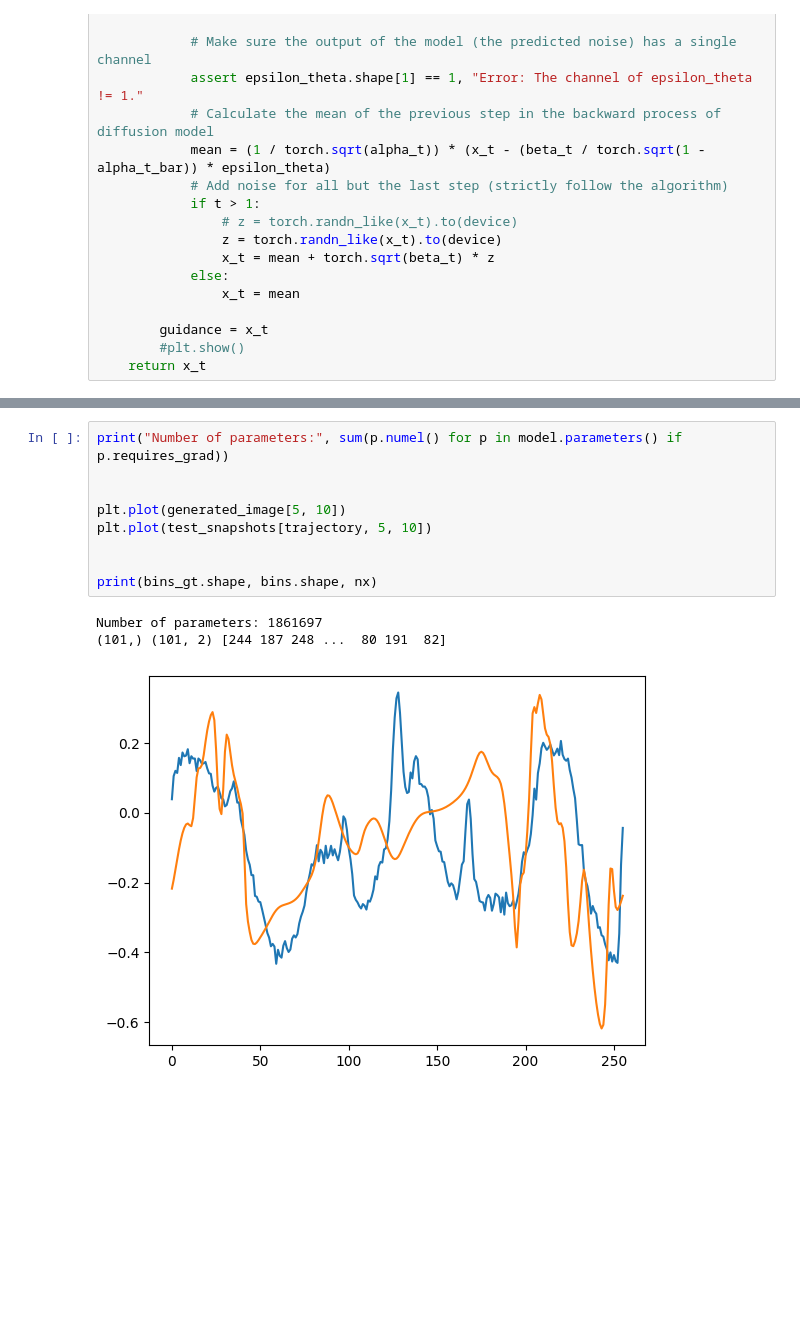
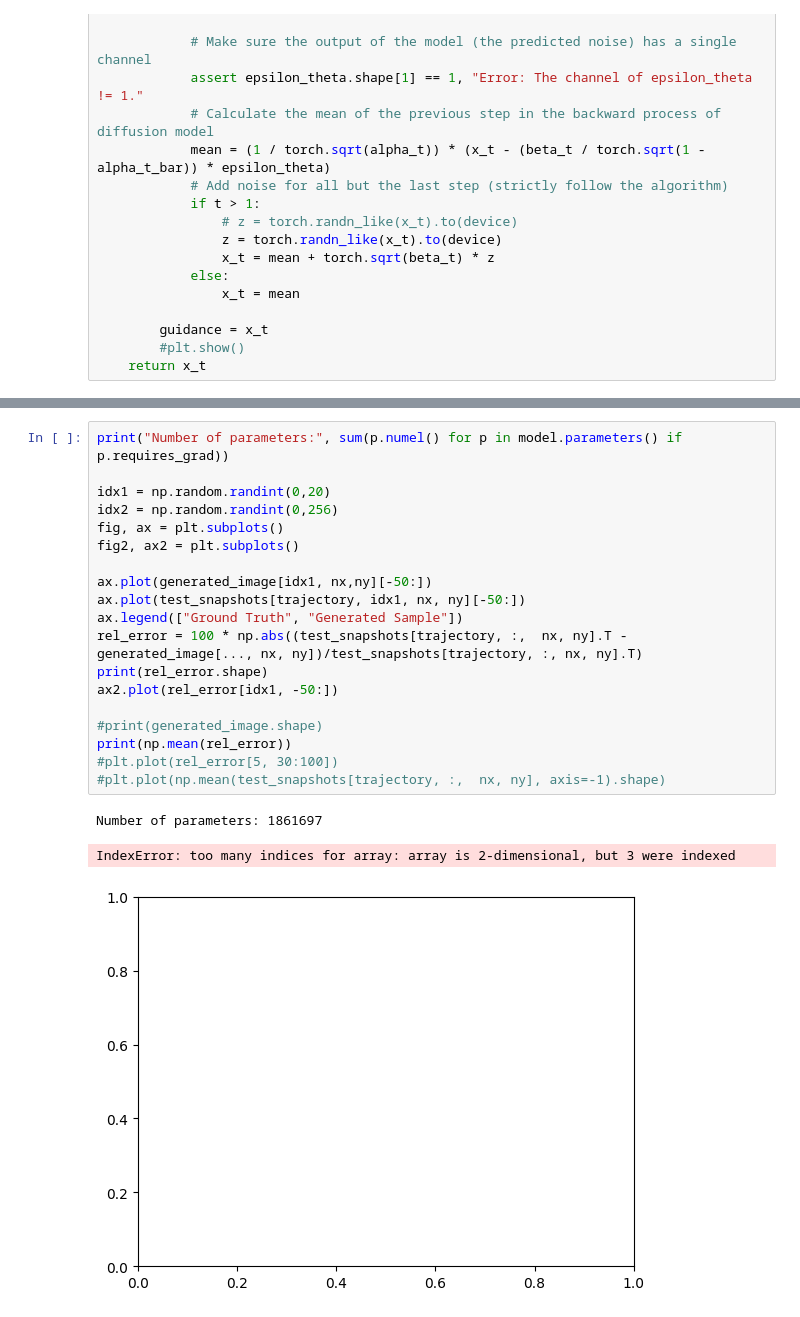
Before and after one commit to baristuran/baris-personal, a Jupyter notebook: data_assimilation.ipynb, the cells around one changed output, grey strips where cells are left out. Cells and saved outputs as stored; diff of their text form; blank space fills up the shorter version.

```diff
--- a/data_assimilation.ipynb
+++ b/data_assimilation.ipynb
@@ -288,13 +295,23 @@ K=1, S=100,
-# %%
-print("Number of parameters:", sum(p.numel() for p in model.parameters() if p.requires_grad))
-
-
-plt.plot(generated_image[5, 10])
-plt.plot(test_snapshots[trajectory, 5, 10])
-
-
-print(bins_gt.shape, bins.shape, nx)
-# %% [output]
-Number of parameters: 1861697
-(101,) (101, 2) [244 187 248 ...  80 191  82]
-[figure, removed]
+# %%
+print("Number of parameters:", sum(p.numel() for p in model.parameters() if p.requires_grad))
+
+idx1 = np.random.randint(0,20)
+idx2 = np.random.randint(0,256)
+fig, ax = plt.subplots()
+fig2, ax2 = plt.subplots()
+
+ax.plot(generated_image[idx1, nx,ny][-50:])
+ax.plot(test_snapshots[trajectory, idx1, nx, ny][-50:])
+ax.legend(["Ground Truth", "Generated Sample"])
+rel_error = 100 * np.abs((test_snapshots[trajectory, :,  nx, ny].T - generated_image[..., nx, ny])/test_snapshots[trajectory, :, nx, ny].T)
+print(rel_error.shape)
+ax2.plot(rel_error[idx1, -50:])
+
+#print(generated_image.shape)
+print(np.mean(rel_error))
+#plt.plot(rel_error[5, 30:100])
+#plt.plot(np.mean(test_snapshots[trajectory, :,  nx, ny], axis=-1).shape)
+# %% [output]
+Number of parameters: 1861697
+IndexError: too many indices for array: array is 2-dimensional, but 3 were indexed
+[figure, added]
```
Also changed, not shown: parts of 6 cells of this notebook, 1 other file.
